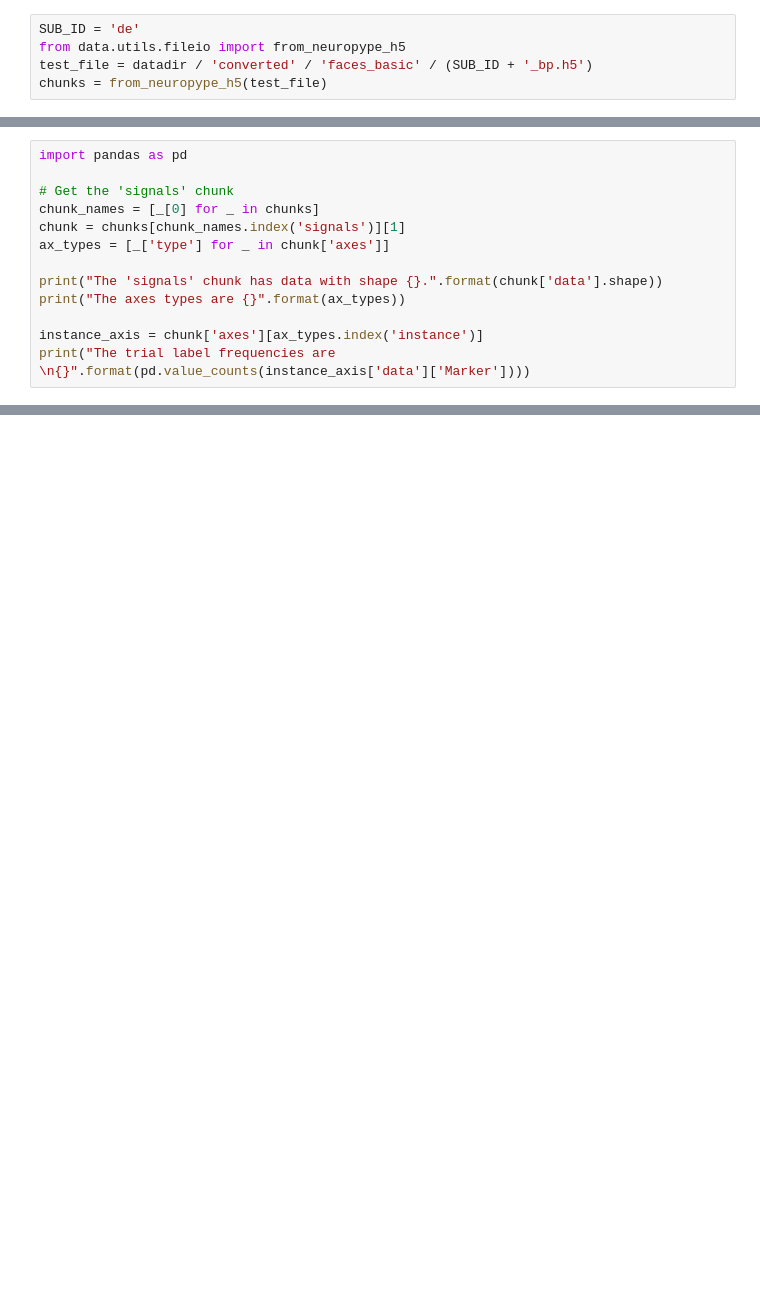
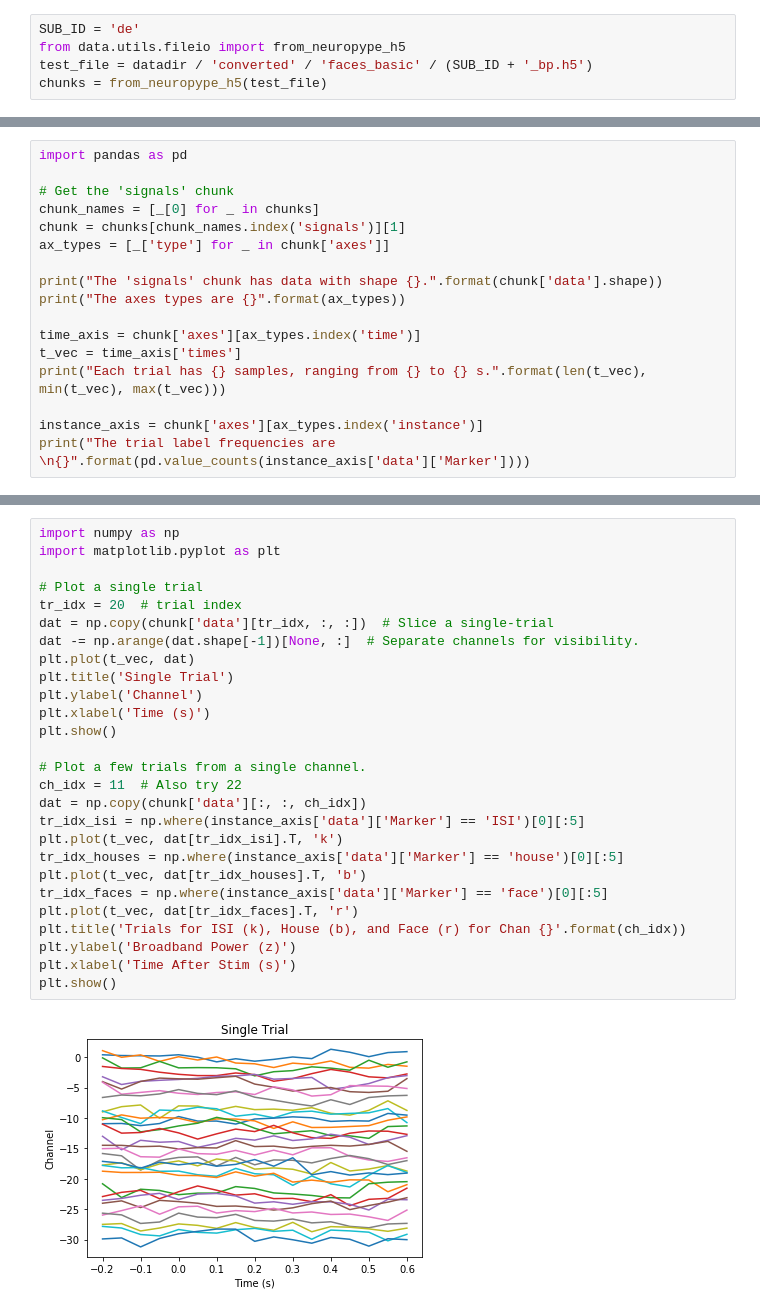
Before and after one commit to SachsLab/IntracranialNeurophysDL, a Jupyter notebook: notebooks/01_02_data_import.ipynb, the cells around one changed output, grey strips where cells are left out. Saved outputs shown, nothing was run; the diff lists cells and outputs as text; blank space fills up the shorter version.

```diff
--- a/notebooks/01_02_data_import.ipynb
+++ b/notebooks/01_02_data_import.ipynb
@@ -83,6 +95,10 @@ ax_types = [_['type'] for _ in chunk['axes']]
 print("The 'signals' chunk has data with shape {}.".format(chunk['data'].shape))
 print("The axes types are {}".format(ax_types))
 
+time_axis = chunk['axes'][ax_types.index('time')]
+t_vec = time_axis['times']
+print("Each trial has {} samples, ranging from {} to {} s.".format(len(t_vec), min(t_vec), max(t_vec)))
+
 instance_axis = chunk['axes'][ax_types.index('instance')]
 print("The trial label frequencies are \n{}".format(pd.value_counts(instance_axis['data']['Marker'])))
 # %% [output]
@@ -104,0 +127,29 @@ of the tensor contents.
+# %%
+import numpy as np
+import matplotlib.pyplot as plt
+
+# Plot a single trial
+tr_idx = 20  # trial index
+dat = np.copy(chunk['data'][tr_idx, :, :])  # Slice a single-trial
+dat -= np.arange(dat.shape[-1])[None, :]  # Separate channels for visibility.
+plt.plot(t_vec, dat)
+plt.title('Single Trial')
+plt.ylabel('Channel')
+plt.xlabel('Time (s)')
+plt.show()
+
+# Plot a few trials from a single channel.
+ch_idx = 11  # Also try 22
+dat = np.copy(chunk['data'][:, :, ch_idx])
+tr_idx_isi = np.where(instance_axis['data']['Marker'] == 'ISI')[0][:5]
+plt.plot(t_vec, dat[tr_idx_isi].T, 'k')
+tr_idx_houses = np.where(instance_axis['data']['Marker'] == 'house')[0][:5]
+plt.plot(t_vec, dat[tr_idx_houses].T, 'b')
+tr_idx_faces = np.where(instance_axis['data']['Marker'] == 'face')[0][:5]
+plt.plot(t_vec, dat[tr_idx_faces].T, 'r')
+plt.title('Trials for ISI (k), House (b), and Face (r) for Chan {}'.format(ch_idx))
+plt.ylabel('Broadband Power (z)')
+plt.xlabel('Time After Stim (s)')
+plt.show()
+# %% [output]
+[figure, added]
```
Also changed, not shown: parts of 13 cells of this notebook, 3 other files.
